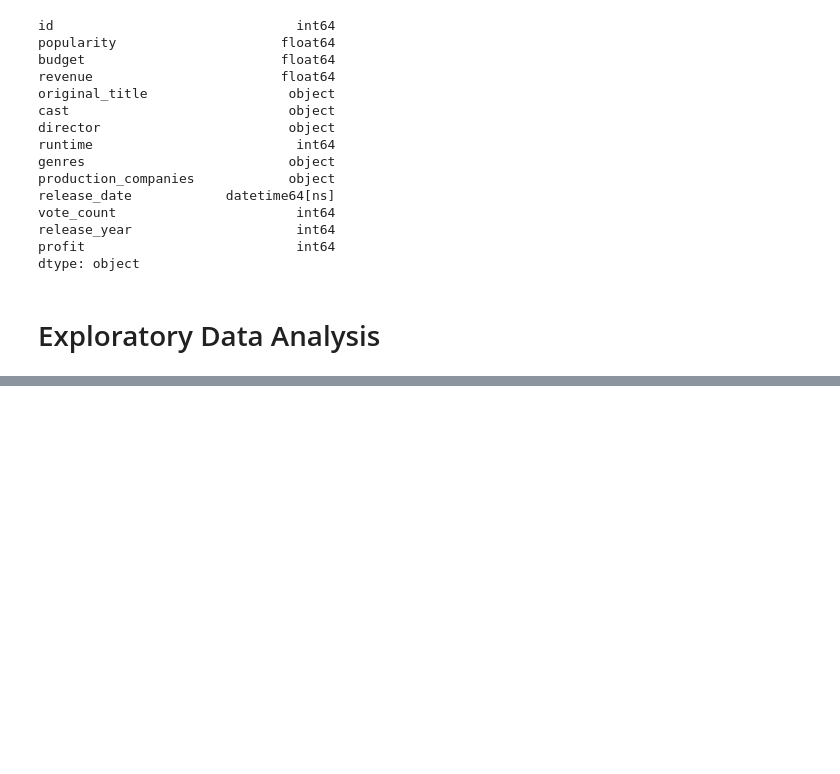
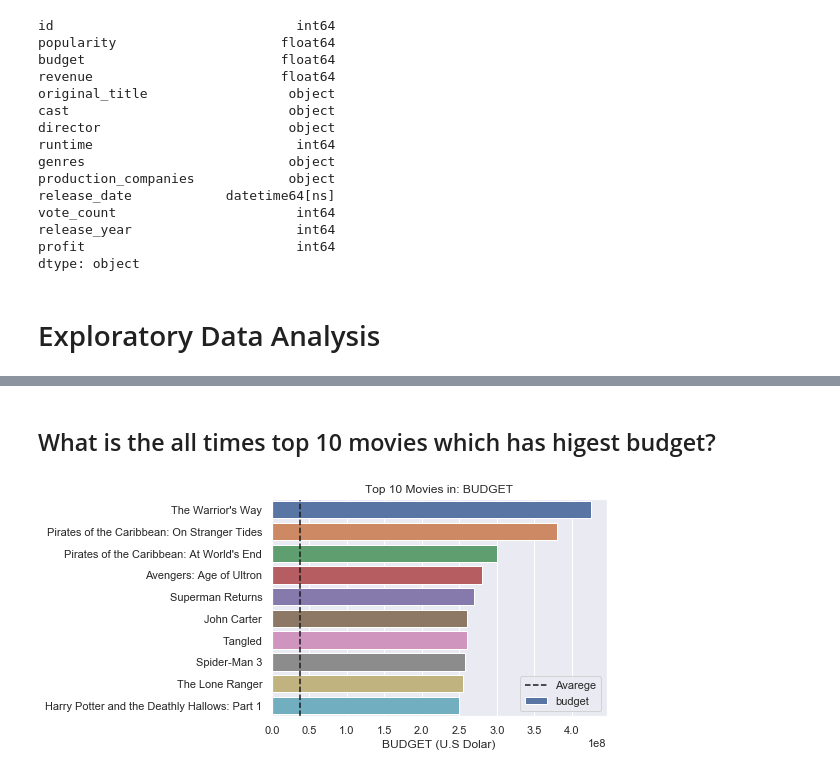
Before and after one commit to aysbt/Data_Cleaning, a Jupyter notebook: TMDb_Movies_Dataset.ipynb, the cells around one changed output, grey strips where cells are left out. Saved outputs shown, nothing was run; the diff lists cells and outputs as text; code cells hidden in the pictures; blank space fills up the shorter version.

```diff
--- a/TMDb_Movies_Dataset.ipynb
+++ b/TMDb_Movies_Dataset.ipynb
@@ -188,0 +269,6 @@ def top_10(col_name):
+# %% [markdown]
+## What is the all times top 10 movies which has higest budget?
+# %%
+top_10('budget')
+# %% [output]
+[figure, added]
```
Also changed, not shown: parts of 22 cells of this notebook.
